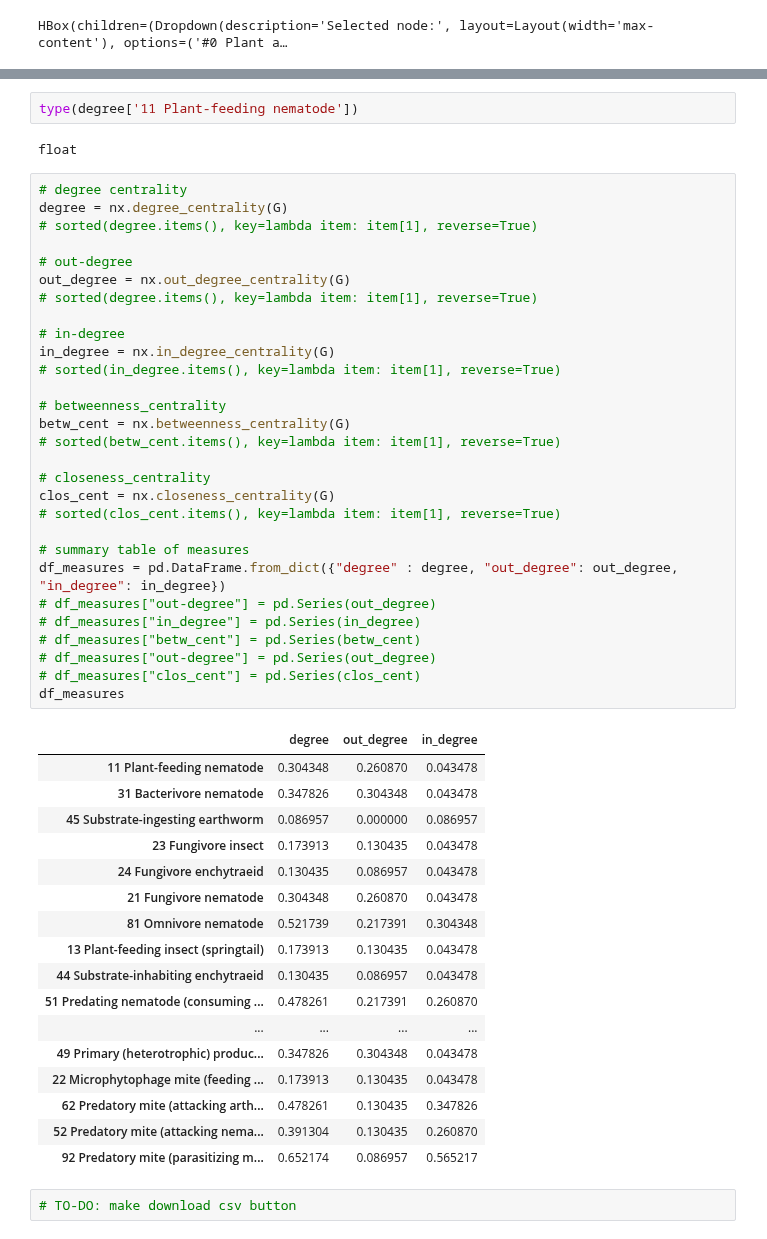
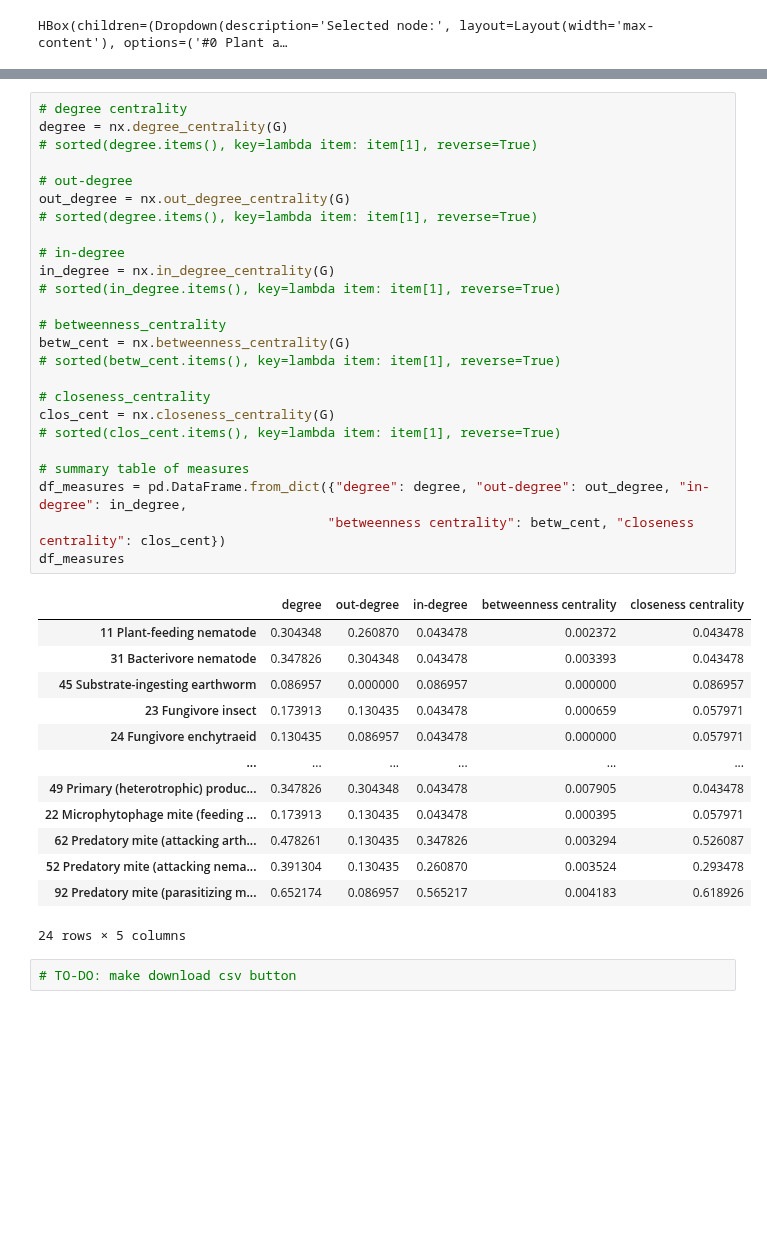
Before and after one commit to MartinMarzi/BEFANA, a Jupyter notebook: befana.ipynb, the cells around one changed output, grey strips where cells are left out. Cells and saved outputs as stored; diff of their text form; blank space fills up the shorter version.

```diff
--- a/befana.ipynb
+++ b/befana.ipynb
@@ -249,56 +252,44 @@ Out-degree centrality (fraction of nodes its outgoing edges are connected to).
 In-degree centrality (fraction of nodes its incoming edges are connected to).
 Betweenes Centrality (sum of the fraction of all-pairs shortest paths that pass through).
 Closseness Centrality meassure (reciprocal of the average shortest path distance to u over all n-1 reachable nodes)
-# %%
-type(degree['11 Plant-feeding nematode'])
-# %% [output]
-float
 # %%
 # degree centrality
 degree = nx.degree_centrality(G)
 # sorted(degree.items(), key=lambda item: item[1], reverse=True)
 
 # out-degree
 out_degree = nx.out_degree_centrality(G)
 # sorted(degree.items(), key=lambda item: item[1], reverse=True)
 
 # in-degree
 in_degree = nx.in_degree_centrality(G)
 # sorted(in_degree.items(), key=lambda item: item[1], reverse=True)
 
 # betweenness_centrality
 betw_cent = nx.betweenness_centrality(G)
 # sorted(betw_cent.items(), key=lambda item: item[1], reverse=True)
 
 # closeness_centrality
 clos_cent = nx.closeness_centrality(G)
 # sorted(clos_cent.items(), key=lambda item: item[1], reverse=True)
 
 # summary table of measures
-df_measures = pd.DataFrame.from_dict({"degree" : degree, "out_degree": out_degree, "in_degree": in_degree})
-# df_measures["out-degree"] = pd.Series(out_degree)
-# df_measures["in_degree"] = pd.Series(in_degree)
-# df_measures["betw_cent"] = pd.Series(betw_cent)
-# df_measures["out-degree"] = pd.Series(out_degree)
-# df_measures["clos_cent"] = pd.Series(clos_cent)
+df_measures = pd.DataFrame.from_dict({"degree": degree, "out-degree": out_degree, "in-degree": in_degree,
+                                     "betweenness centrality": betw_cent, "closeness centrality": clos_cent})
 df_measures
 # %% [output]
-|  | degree | out_degree | in_degree |
-| 11 Plant-feeding nematode | 0.304348 | 0.260870 | 0.043478 |
-| 31 Bacterivore nematode | 0.347826 | 0.304348 | 0.043478 |
-| 45 Substrate-ingesting earthworm | 0.086957 | 0.000000 | 0.086957 |
-| 23 Fungivore insect | 0.173913 | 0.130435 | 0.043478 |
-| 24 Fungivore enchytraeid | 0.130435 | 0.086957 | 0.043478 |
-| 21 Fungivore nematode | 0.304348 | 0.260870 | 0.043478 |
-| 81 Omnivore nematode | 0.521739 | 0.217391 | 0.304348 |
-| 13 Plant-feeding insect (springtail) | 0.173913 | 0.130435 | 0.043478 |
-| 44 Substrate-inhabiting enchytraeid | 0.130435 | 0.086957 | 0.043478 |
-| 51 Predating nematode (consuming ... | 0.478261 | 0.217391 | 0.260870 |
-| ... | ... | ... | ... |
-| 49 Primary (heterotrophic) produc... | 0.347826 | 0.304348 | 0.043478 |
-| 22 Microphytophage mite (feeding ... | 0.173913 | 0.130435 | 0.043478 |
-| 62 Predatory mite (attacking arth... | 0.478261 | 0.130435 | 0.347826 |
-| 52 Predatory mite (attacking nema... | 0.391304 | 0.130435 | 0.260870 |
-| 92 Predatory mite (parasitizing m... | 0.652174 | 0.086957 | 0.565217 |
+|  | degree | out-degree | in-degree | betweenness centrality | closeness centrality |
+| 11 Plant-feeding nematode | 0.304348 | 0.260870 | 0.043478 | 0.002372 | 0.043478 |
+| 31 Bacterivore nematode | 0.347826 | 0.304348 | 0.043478 | 0.003393 | 0.043478 |
+| 45 Substrate-ingesting earthworm | 0.086957 | 0.000000 | 0.086957 | 0.000000 | 0.086957 |
+| 23 Fungivore insect | 0.173913 | 0.130435 | 0.043478 | 0.000659 | 0.057971 |
+| 24 Fungivore enchytraeid | 0.130435 | 0.086957 | 0.043478 | 0.000000 | 0.057971 |
+| ... | ... | ... | ... | ... | ... |
+| 49 Primary (heterotrophic) produc... | 0.347826 | 0.304348 | 0.043478 | 0.007905 | 0.043478 |
+| 22 Microphytophage mite (feeding ... | 0.173913 | 0.130435 | 0.043478 | 0.000395 | 0.057971 |
+| 62 Predatory mite (attacking arth... | 0.478261 | 0.130435 | 0.347826 | 0.003294 | 0.526087 |
+| 52 Predatory mite (attacking nema... | 0.391304 | 0.130435 | 0.260870 | 0.003524 | 0.293478 |
+| 92 Predatory mite (parasitizing m... | 0.652174 | 0.086957 | 0.565217 | 0.004183 | 0.618926 |
+24 rows × 5 columns
 # %%
 # TO-DO: make download csv button
```
Also changed, not shown: parts of 8 cells of this notebook, 1 other file.
